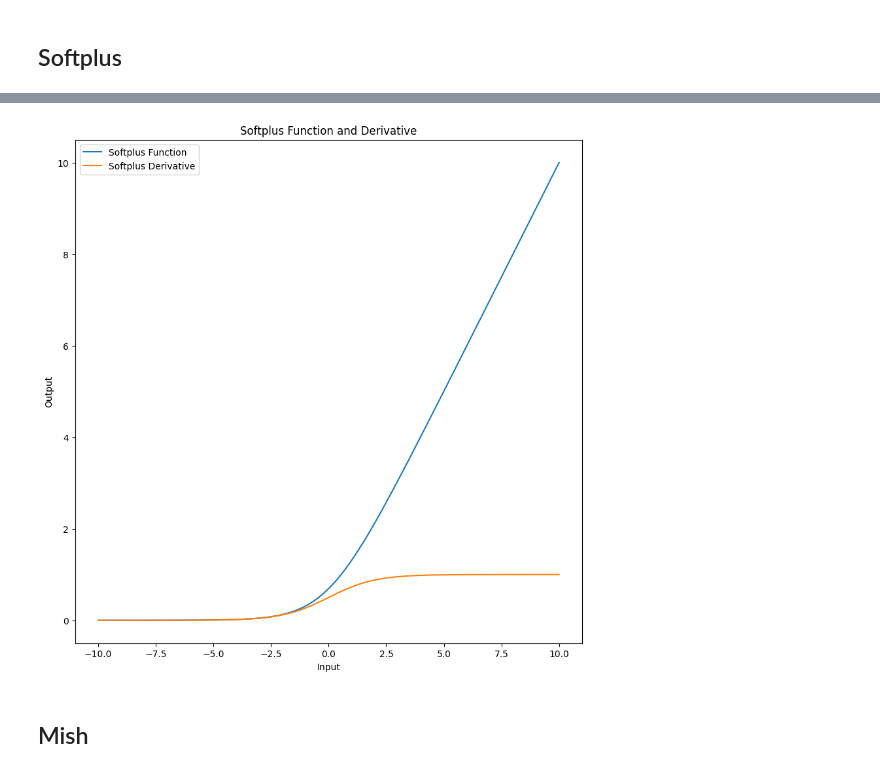
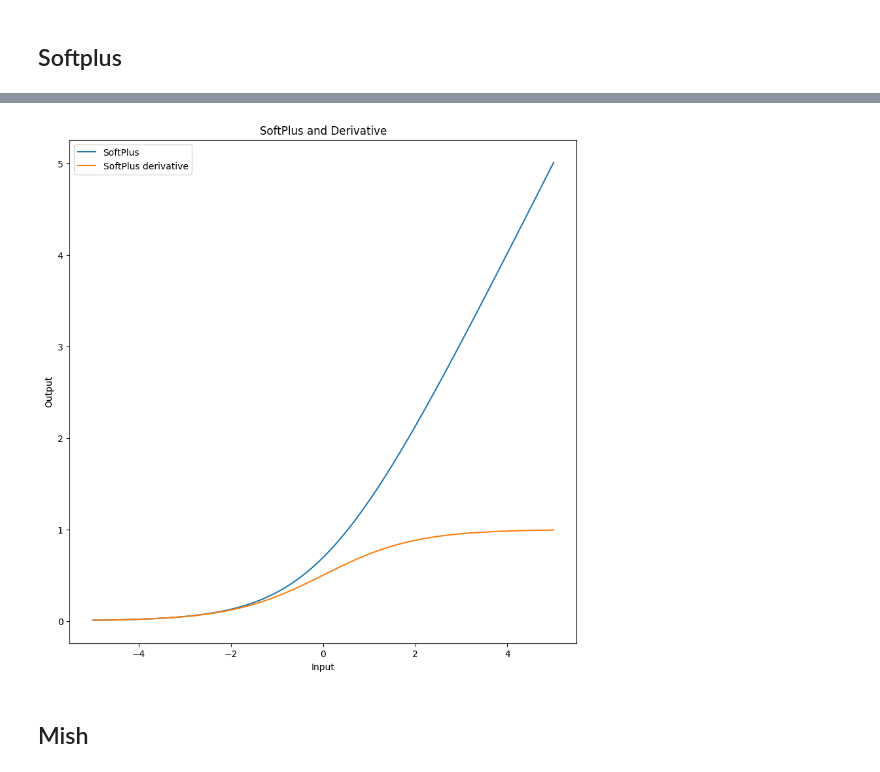
Before and after one commit to marmurr/Deep-Learning, a Jupyter notebook: Deep_learning_lab1.ipynb, the cells around one changed output, grey strips where cells are left out. Cells and saved outputs as stored; diff of their text form; code cells hidden in the pictures.

```diff
--- a/Deep_learning_lab1.ipynb
+++ b/Deep_learning_lab1.ipynb
@@ -225,14 +222,7 @@ softplus_derivative_values = softplus_derivative(x_values)
-# %%
-plt.figure(figsize=(10, 10))
-plt.plot(x_values, softplus_values, label='Softplus Function')
-plt.plot(x_values, softplus_derivative_values, label='Softplus Derivative')
-plt.title('Softplus Function and Derivative')
-plt.xlabel('Input')
-plt.ylabel('Output')
-plt.legend()
-plt.show()
-# %% [output]
-[figure, removed]
+# %%
+visualize("SoftPlus",softplus,softplus_derivative)
+# %% [output]
+[figure, added]
 # %% [markdown]
 ## Mish
 # %%
```
Also changed, not shown: parts of 41 cells of this notebook.
